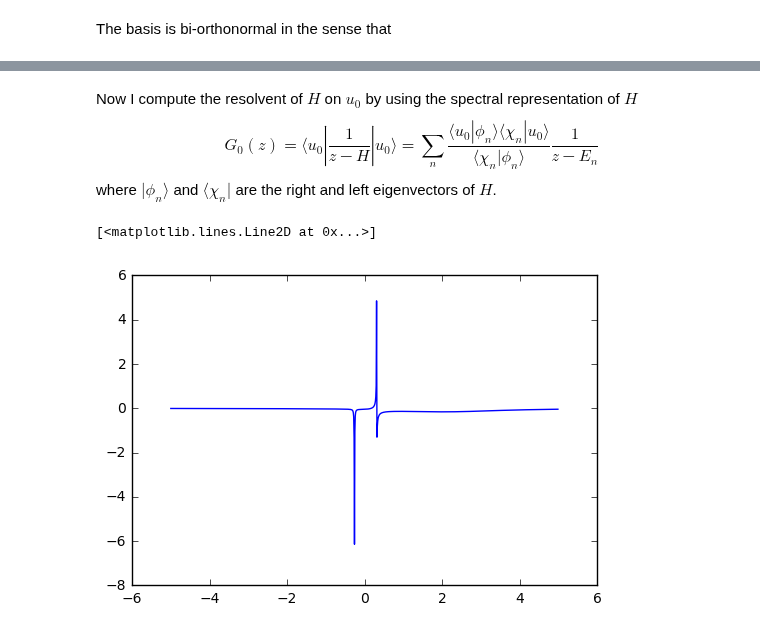
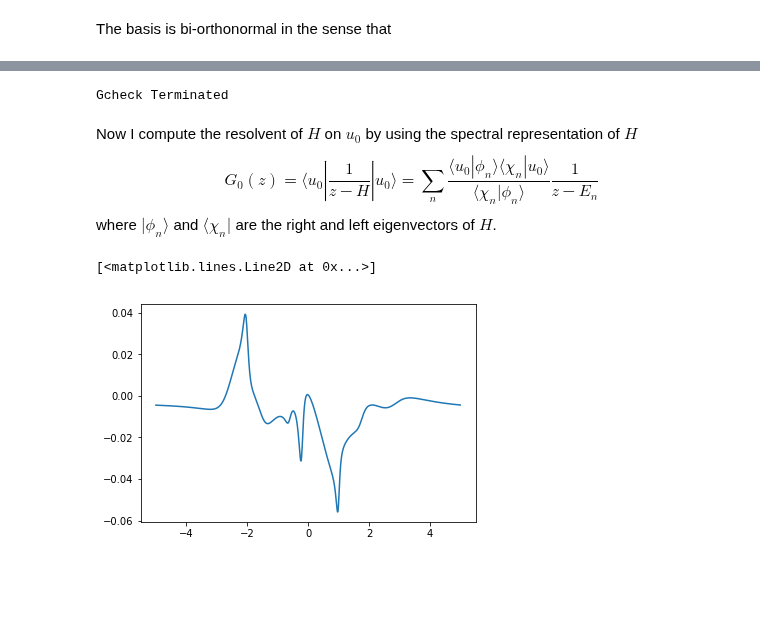
Before and after one commit to luigigenovese/KPM-nb, a Jupyter notebook: Lanczos method for arbitrary matrix.ipynb, the cells around one changed output, grey strips where cells are left out. Saved outputs shown, nothing was run; the diff lists cells and outputs as text; code cells hidden in the pictures; blank space fills up the shorter version.

```diff
--- a/Lanczos method for arbitrary matrix.ipynb
+++ b/Lanczos method for arbitrary matrix.ipynb
@@ -9,9 +9,9 @@ I start by considering the spectral decomposition for an arbitrary matrix (with
 # %%
-n=4
+n=50
 Hr=np.matrix(np.random.rand(n*n).reshape(n,n))
 Hi=np.matrix(np.random.rand(n*n).reshape(n,n))
 H = Hr+1*1j*Hi
-#H += H.conj().T
+#H += H.H
 u0 = np.matrix(np.random.rand(n).reshape(n,1))
 u0norm = K.norm(u0)
 u0=u0/u0norm
@@ -66,0 +25,4 @@ Using the left and right eigenvector I can write a completeness relation
+# %%
+e,vr,vl = K.nonHermitian_eigensystem(H)
+K.validate_eigensystem(H,e,vr)
+K.validate_eigensystem(H.H,e.conj(),vl)
@@ -109,6 +71,9 @@ def Gcheck(omega,eta=1.e-2):
 x=np.arange(-2.0, 2.0, 0.01)
 for val in x:
     if not Gcheck(val): print('False resolvent condition')
+print('Gcheck Terminated')
+# %% [output]
+Gcheck Terminated
 # %% [markdown]
 Now I compute the resolvent of $H$ on $u_{0}$ by using the spectral representation of $H$
 $$ G_{0}(z) = \langle u_{0} | \frac{1}{z-H} | u_{0} \rangle = \sum_{n}\frac{\langle u_{0} | \phi_{n} \rangle \langle \chi_{n}|u_{0}\rangle}{\langle \chi_{n}|\phi_{n}\rangle}\frac{1}{z-E_{n}}
@@ -127,6 +82,6 @@ def resolvent(omega,eta=1.e-2):
 # %%
 x=np.arange(-5.0, 5.0, 0.01)
-plt.plot(x,resolvent(x))
+plt.plot(x,K.resolvent_nonHermitian(u0,e,vr,vl,x))
 # %% [output]
 [<matplotlib.lines.Line2D at 0x...>]
-[figure, old version]
+[figure, new version]
```
Also changed, not shown: parts of 40 cells of this notebook, 2 other files.
